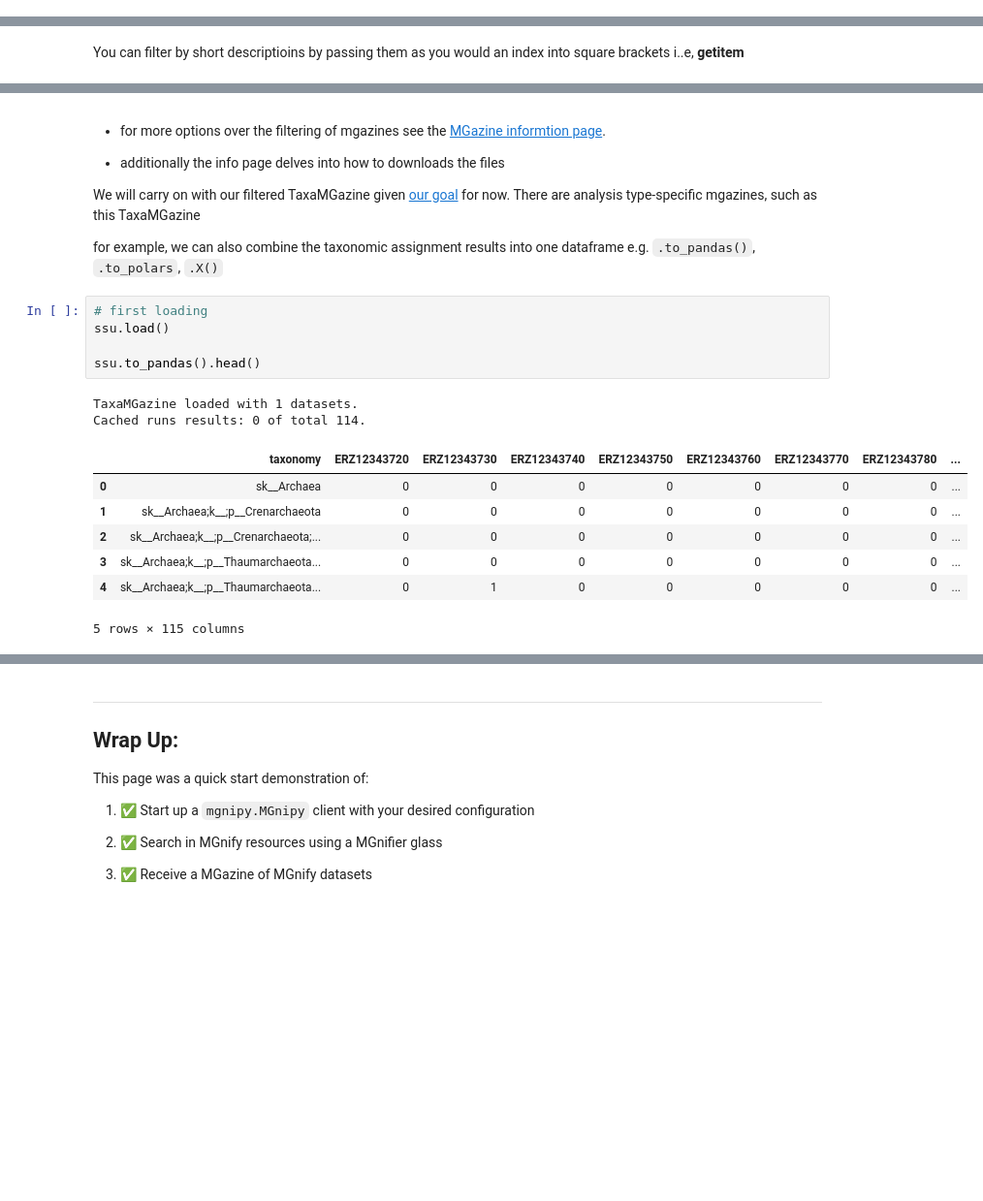
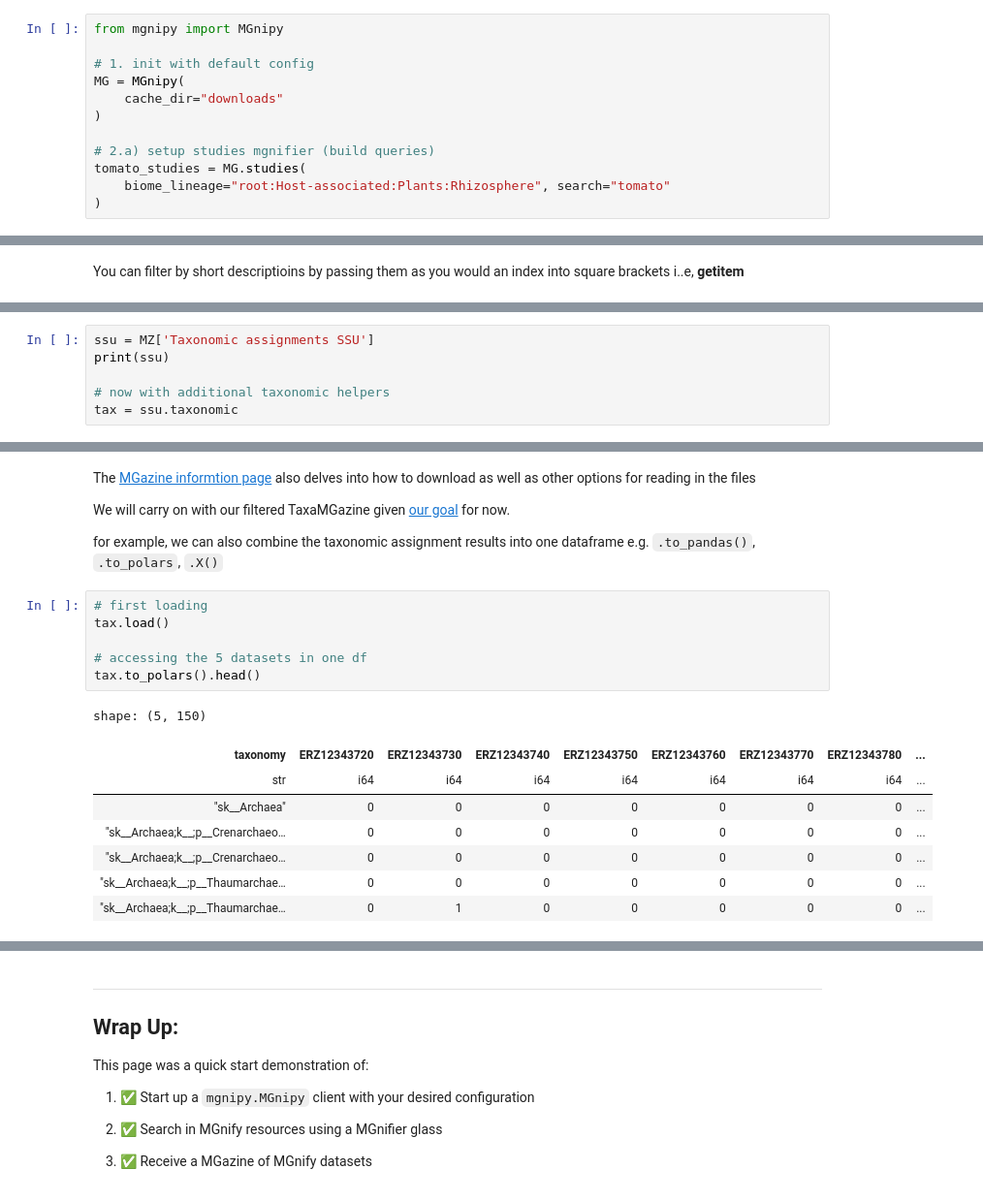
Before and after one commit to EBI-Metagenomics/mgnipy, a Jupyter notebook: docs/notebooks/getting-started/4_downloading_data.ipynb, the cells around one changed output, grey strips where cells are left out. Shown at 97% size. Cells and saved outputs as stored; diff of their text form; blank space fills up the shorter version.

Commit message:
updating docs with new version of mgnipy

```diff
--- a/docs/notebooks/getting-started/4_downloading_data.ipynb
+++ b/docs/notebooks/getting-started/4_downloading_data.ipynb
@@ -90,0 +62,12 @@ tomato_studies.metadata.to_pandas(expand_nested_dicts=True)
+# %%
+from mgnipy import MGnipy
+
+# 1. init with default config
+MG = MGnipy(
+    cache_dir="downloads"
+)
+
+# 2.a) setup studies mgnifier (build queries)
+tomato_studies = MG.studies(
+    biome_lineage="root:Host-associated:Plants:Rhizosphere", search="tomato"
+)
@@ -155,0 +168,6 @@ MGazine Curation TaxaMGazine containing:
+# %%
+ssu = MZ['Taxonomic assignments SSU']
+print(ssu)
+
+# now with additional taxonomic helpers
+tax = ssu.taxonomic
@@ -156,23 +188,21 @@ MGazine Curation TaxaMGazine containing:
 # %% [markdown]
-- for more options over the filtering of mgazines see the [MGazine informtion page](https://mgnipy.mgnify.org/notebooks/fundamentals/7_mgazine.html).
+The [MGazine informtion page](https://mgnipy.mgnify.org/notebooks/fundamentals/7_mgazine.html) also delves into how to download as well as other options for reading in the files
 
-- additionally the info page delves into how to downloads the files
-
-We will carry on with our filtered TaxaMGazine given [our goal](#-the-goal-retrieve-taxonomic-datasets-of-tomato-rhizosphere-studies) for now. There are analysis type-specific mgazines, such as this TaxaMGazine
+We will carry on with our filtered TaxaMGazine given [our goal](#-the-goal-retrieve-taxonomic-datasets-of-tomato-rhizosphere-studies) for now.
 
 for example, we can also combine the taxonomic assignment results into one dataframe e.g. `.to_pandas()`, `.to_polars`, `.X()`
 # %%
 # first loading
-ssu.load()
+tax.load()
 
-ssu.to_pandas().head()
+# accessing the 5 datasets in one df
+tax.to_polars().head()
 # %% [output]
-TaxaMGazine loaded with 1 datasets.
-Cached runs results: 0 of total 114.
+shape: (5, 150)
-|  | taxonomy | ERZ12343720 | ERZ12343730 | ERZ12343740 | ERZ12343750 | ERZ12343760 | ERZ12343770 | ERZ12343780 | ... |
-| 0 | sk__Archaea | 0 | 0 | 0 | 0 | 0 | 0 | 0 | ... |
-| 1 | sk__Archaea;k__;p__Crenarchaeota | 0 | 0 | 0 | 0 | 0 | 0 | 0 | ... |
-| 2 | sk__Archaea;k__;p__Crenarchaeota;... | 0 | 0 | 0 | 0 | 0 | 0 | 0 | ... |
-| 3 | sk__Archaea;k__;p__Thaumarchaeota... | 0 | 0 | 0 | 0 | 0 | 0 | 0 | ... |
-| 4 | sk__Archaea;k__;p__Thaumarchaeota... | 0 | 1 | 0 | 0 | 0 | 0 | 0 | ... |
+| taxonomy | ERZ12343720 | ERZ12343730 | ERZ12343740 | ERZ12343750 | ERZ12343760 | ERZ12343770 | ERZ12343780 | ... |
+| str | i64 | i64 | i64 | i64 | i64 | i64 | i64 | ... |
+| "sk__Archaea" | 0 | 0 | 0 | 0 | 0 | 0 | 0 | ... |
+| "sk__Archaea;k__;p__Crenarchaeo… | 0 | 0 | 0 | 0 | 0 | 0 | 0 | ... |
+| "sk__Archaea;k__;p__Crenarchaeo… | 0 | 0 | 0 | 0 | 0 | 0 | 0 | ... |
+| "sk__Archaea;k__;p__Thaumarchae… | 0 | 0 | 0 | 0 | 0 | 0 | 0 | ... |
+| "sk__Archaea;k__;p__Thaumarchae… | 0 | 1 | 0 | 0 | 0 | 0 | 0 | ... |
-5 rows × 115 columns
```
Also changed, not shown: parts of 14 cells of this notebook, 1 other file.
